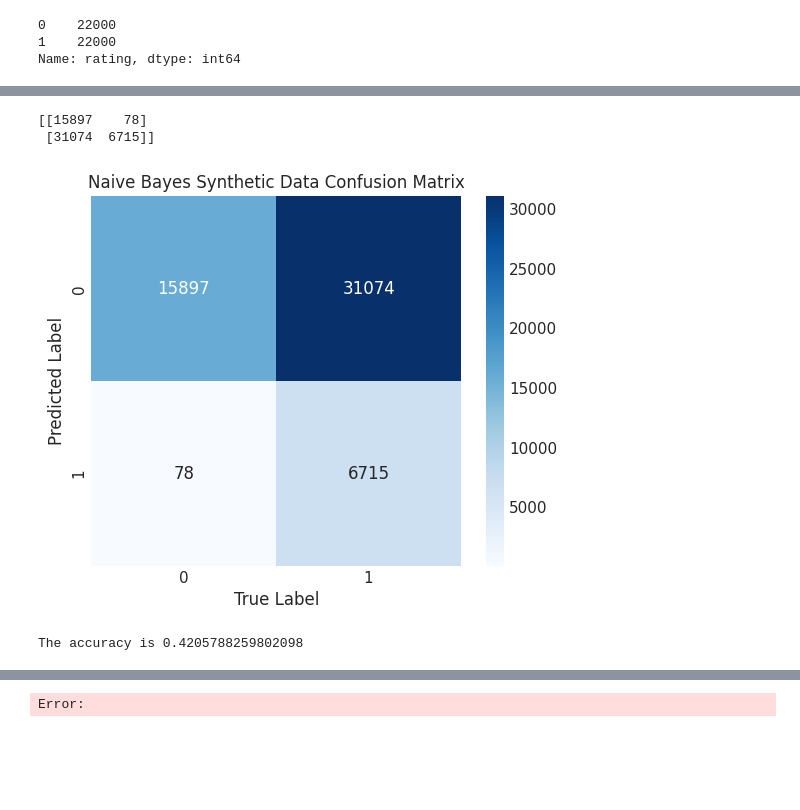
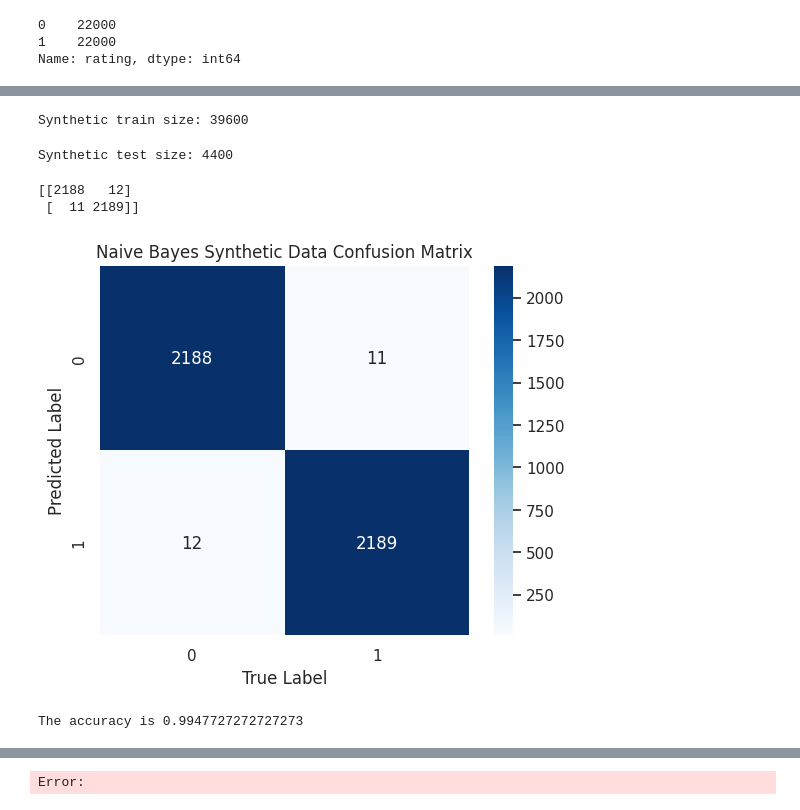
Before and after one commit to michellejieli/Whoop, a Jupyter notebook: naive_bayes.ipynb, the cells around one changed output, grey strips where cells are left out. Saved outputs shown, nothing was run; the diff lists cells and outputs as text; code cells hidden in the pictures; blank space fills up the shorter version.

Commit message:
add syn data

```diff
--- a/naive_bayes.ipynb
+++ b/naive_bayes.ipynb
@@ -279,28 +294,41 @@ Name: rating, dtype: float64
+# %%
+# split the synthetic data into train and test with equal distribution of labels (40000 train, 4000 test)
+syn_train_data, syn_test_data = train_test_split(synthetic_data, test_size=0.10, random_state=42, stratify=synthetic_data.rating)
+# %%
+# synthetic train size
+print('Synthetic train size: {}'.format(len(syn_train_data)))
+# %% [output]
+Synthetic train size: 39600
+# %%
+# synthetic test size
+print('Synthetic test size: {}'.format(len(syn_test_data)))
+# %% [output]
+Synthetic test size: 4400
 # %%
 # Train new model using the synthetic data
 syn_model = make_pipeline(TfidfVectorizer(), MultinomialNB())
-syn_model.fit(synthetic_data.review, synthetic_data.rating)
+syn_model.fit(syn_train_data.review, syn_train_data.rating)
 # Predict the categories of the test synthetic data
-predicted_categories = syn_model.predict(synthetic_test_data.review)
+predicted_categories = syn_model.predict(syn_test_data.review)
 # %%
 # plot and save the confusion matrix for synthetic data
-mat = confusion_matrix(synthetic_test_data.rating, predicted_categories)
-print(mat)
-ax = sns.heatmap(mat.T, square=True, annot=True, fmt='d', cbar=True,
+mat2 = confusion_matrix(syn_test_data.rating, predicted_categories)
+print(mat2)
+ax2 = sns.heatmap(mat.T, square=True, annot=True, fmt='d', cbar=True,
             xticklabels=categories, yticklabels=categories, cmap='Blues')
-ax.set_xlabel('True Label')
-ax.set_ylabel('Predicted Label')
-ax.set_title('Naive Bayes Synthetic Data Confusion Matrix')
+ax2.set_xlabel('True Label')
+ax2.set_ylabel('Predicted Label')
+ax2.set_title('Naive Bayes Synthetic Data Confusion Matrix')
 # save heatmap
-ax.figure.savefig('plots/naive_bayes_synthetic_confusion_matrix.png')
+ax2.figure.savefig('plots/naive_bayes_synthetic_confusion_matrix.png')
 # %% [output]
-[[15897    78]
- [31074  6715]]
+[[2188   12]
+ [  11 2189]]
-[figure, old version]
+[figure, new version]
 # %%
 # print the accuracy for the synthetic data
-print("The accuracy is {}".format(accuracy_score(synthetic_test_data.rating, predicted_categories)))
+print("The accuracy is {}".format(accuracy_score(syn_test_data.rating, predicted_categories)))
 # %% [output]
-The accuracy is 0.4205788259802098
+The accuracy is 0.9947727272727273
 # %%
 # get ROC curve
```
Also changed, not shown: parts of 9 cells of this notebook, 5 other files.
